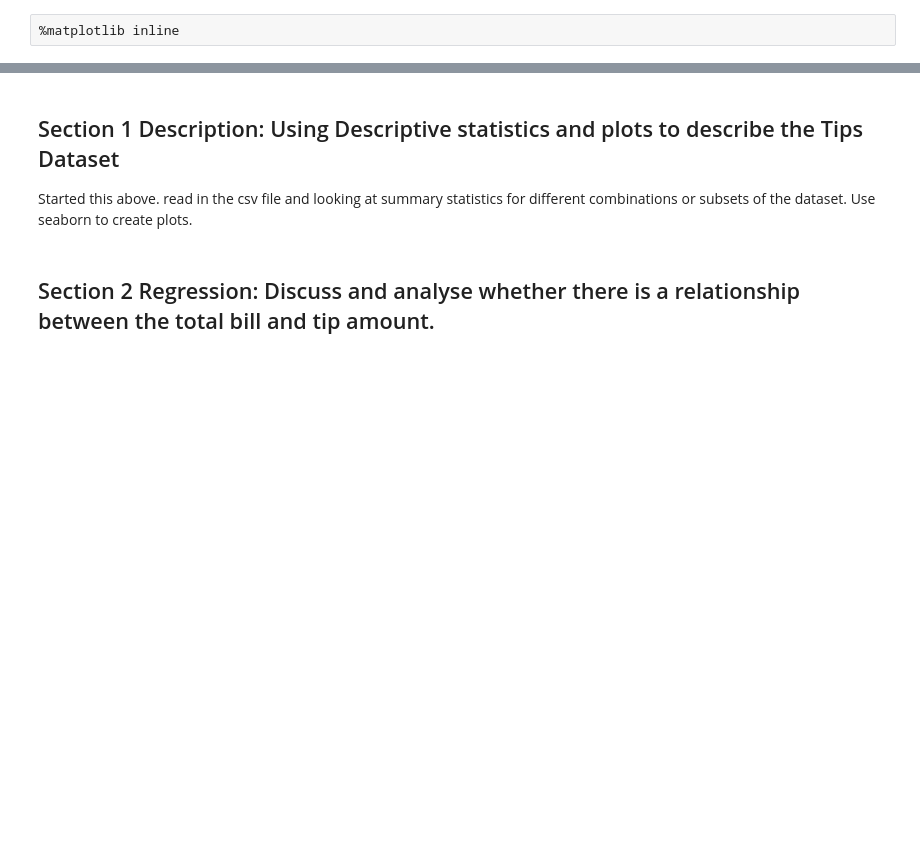
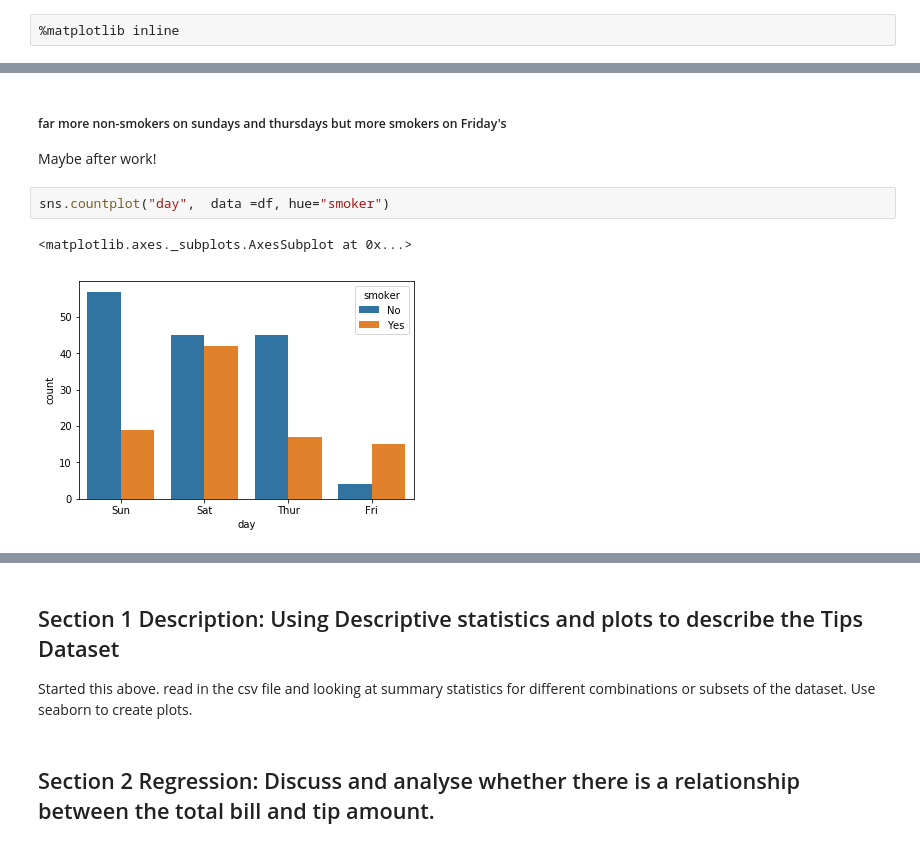
Before and after one commit to angela1C/Fundamentals-of-Data-Analysis-Project-2019, a Jupyter notebook: tips-project.ipynb, the cells around one changed output, grey strips where cells are left out. Saved outputs shown, nothing was run; the diff lists cells and outputs as text; blank space fills up the shorter version.

```diff
--- a/tips-project.ipynb
+++ b/tips-project.ipynb
@@ -444,0 +464,8 @@ NameError: name 'sns' is not defined
+# %% [markdown]
+##### far more non-smokers on sundays and thursdays but more smokers on Friday's
+Maybe after work!
+# %%
+sns.countplot("day",  data =df, hue="smoker")
+# %% [output]
+<matplotlib.axes._subplots.AxesSubplot at 0x...>
+[figure, added]
```
Also changed, not shown: parts of 53 cells of this notebook.
